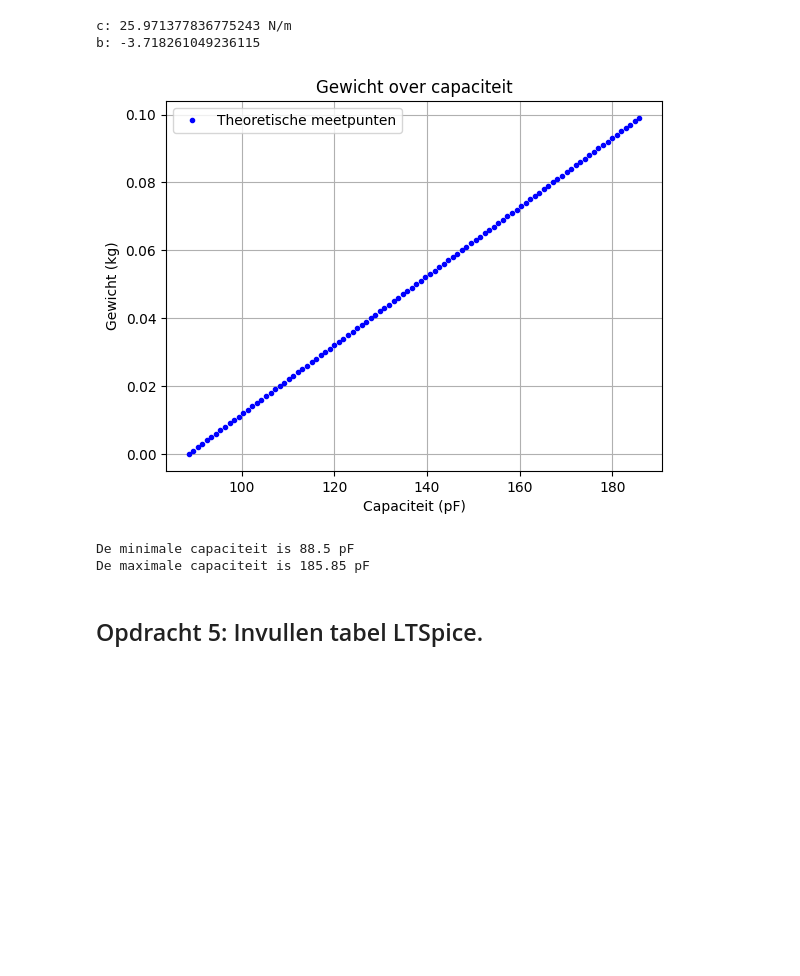
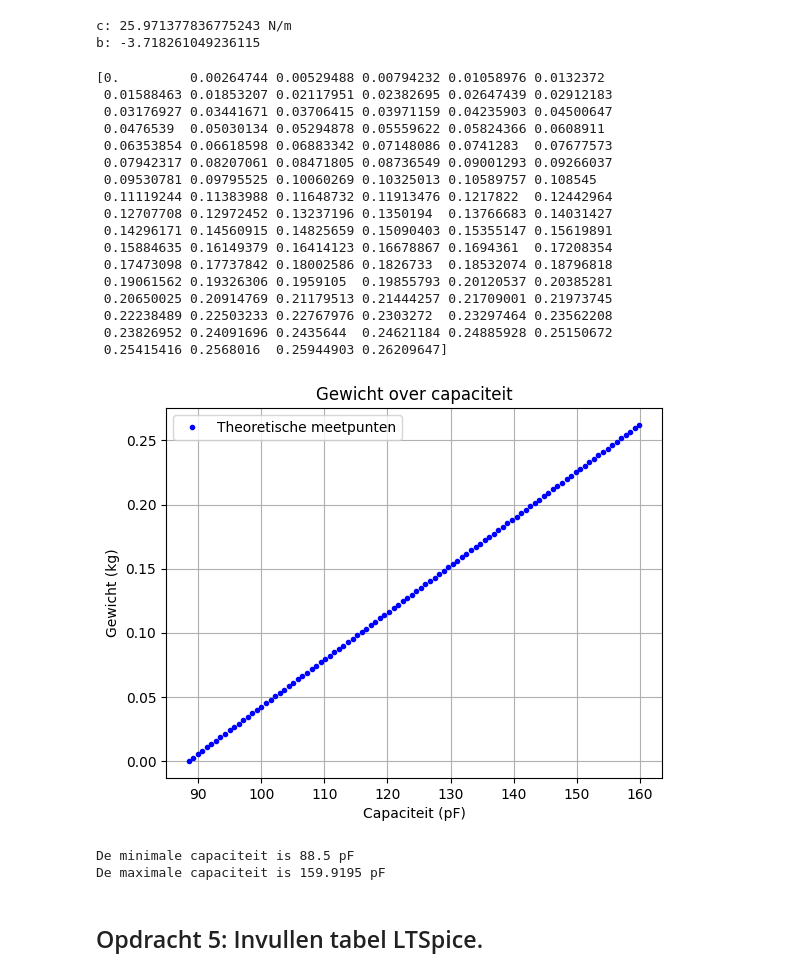
Before and after one commit to Rune-TuDelft/opdrachten-DEF-D, a Jupyter notebook: FysiekeOntwerpopdrachten/2OntwerpEenSensorCondensator/DEFOntwerpopdracht2OntwerpEenSensorInvulTemplate.ipynb, the cells around one changed output. Cells and saved outputs as stored; diff of their text form; code cells hidden in the pictures; blank space fills up the shorter version.

```diff
--- a/FysiekeOntwerpopdrachten/2OntwerpEenSensorCondensator/DEFOntwerpopdracht2OntwerpEenSensorInvulTemplate.ipynb
+++ b/FysiekeOntwerpopdrachten/2OntwerpEenSensorCondensator/DEFOntwerpopdracht2OntwerpEenSensorInvulTemplate.ipynb
@@ -105,42 +105,66 @@ b: -3.718261049236115
 # Plot hier de verwachte ontwerpgrafiek van jullie sensoren.
 
 import numpy as np
 import matplotlib.pyplot as plt
 
+# C = epsilon0*epsilonr * A/d
+# C_lucht = 52.11, met Vout = 0.63V
+# C_materiaal = 52.11 / 0.63 * 1.138 (1.138V is gemeten V_out met materiaal)
+# C_materiaal = 94.1335979
+# epsilonr = C*d/epsilon0 * A = 1.807
 
-e_r = np.linspace(1,2.1,100)
+permitiviteit = 1.807
+
+e_r = np.linspace(1,permitiviteit,100)
 cap = capaciteit(e_r, 0.01, 0.001)
 
 g = -9.81 # valversnelling
-u_0 = 0 # beginuitwijking
 c_veer = c # gevonden veerconstante
 
-def func_gewicht (u):
-    F = -c_veer * (u-u_0)
+def func_gewicht (u,c_veer):
+    F = -c_veer * u
     m = F / g
     return m
 
 u = np.arange(0,100,1) / 1000 # uitwijking in meter
-gewicht =  func_gewicht(u)
+gewicht =  func_gewicht(u, c)
+print(gewicht)
 
 plt.figure()
 plt.title ( 'Gewicht over capaciteit')
-plt.plot (cap, u, 'b.', label = 'Theoretische meetpunten')
+plt.plot (cap, gewicht, 'b.', label = 'Theoretische meetpunten')
 plt.xlabel('Capaciteit (pF)')
 plt.ylabel ('Gewicht (kg)')
 plt.legend()
 plt.grid()
 plt.show()
 
 min_cap = np.min(cap) # theoretische minimale capaciteit
 max_cap = np.max(cap) # theoretische minimale capaciteit
 
 print ('De minimale capaciteit is', round(min_cap,4), 'pF')
 print ('De maximale capaciteit is', round(max_cap,4), 'pF')
 # %% [output]
+[0.         0.00264744 0.00529488 0.00794232 0.01058976 0.0132372
+ 0.01588463 0.01853207 0.02117951 0.02382695 0.02647439 0.02912183
+ 0.03176927 0.03441671 0.03706415 0.03971159 0.04235903 0.04500647
+ 0.0476539  0.05030134 0.05294878 0.05559622 0.05824366 0.0608911
+ 0.06353854 0.06618598 0.06883342 0.07148086 0.0741283  0.07677573
+ 0.07942317 0.08207061 0.08471805 0.08736549 0.09001293 0.09266037
+ 0.09530781 0.09795525 0.10060269 0.10325013 0.10589757 0.108545
+ 0.11119244 0.11383988 0.11648732 0.11913476 0.1217822  0.12442964
+ 0.12707708 0.12972452 0.13237196 0.1350194  0.13766683 0.14031427
+ 0.14296171 0.14560915 0.14825659 0.15090403 0.15355147 0.15619891
+ 0.15884635 0.16149379 0.16414123 0.16678867 0.1694361  0.17208354
+ 0.17473098 0.17737842 0.18002586 0.1826733  0.18532074 0.18796818
+ 0.19061562 0.19326306 0.1959105  0.19855793 0.20120537 0.20385281
+ 0.20650025 0.20914769 0.21179513 0.21444257 0.21709001 0.21973745
+ 0.22238489 0.22503233 0.22767976 0.2303272  0.23297464 0.23562208
+ 0.23826952 0.24091696 0.2435644  0.24621184 0.24885928 0.25150672
+ 0.25415416 0.2568016  0.25944903 0.26209647]
-[figure, old version]
+[figure, new version]
-De minimale capaciteit is 88.5 pF
-De maximale capaciteit is 185.85 pF
+De minimale capaciteit is 88.5 pF
+De maximale capaciteit is 159.9195 pF
 # %% [markdown]
 ## Opdracht 5: Invullen tabel LTSpice.
 # %% [markdown]
```
Also changed, not shown: parts of 1 cell of this notebook.
